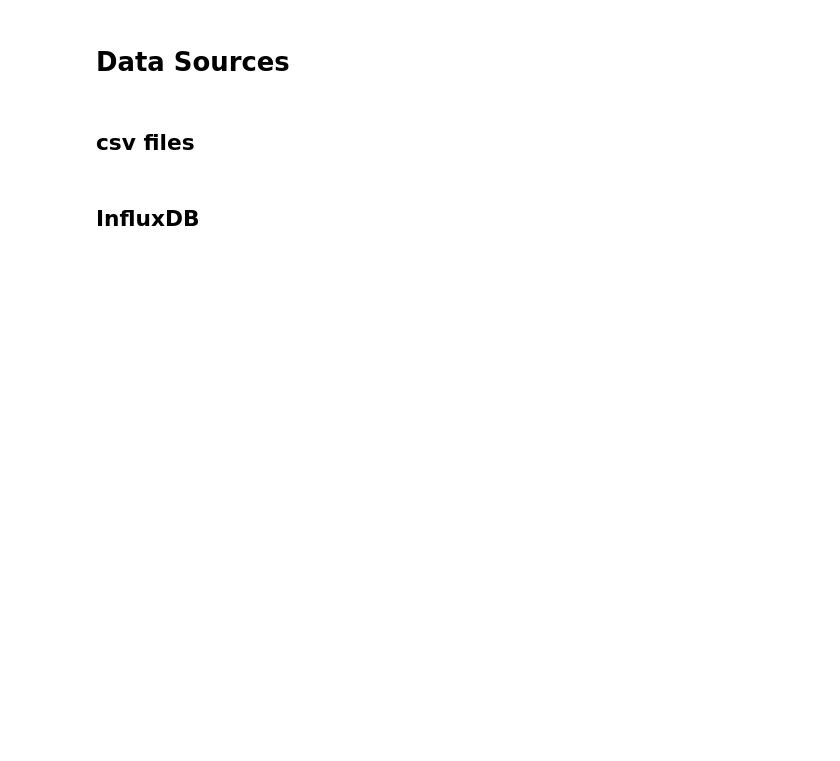
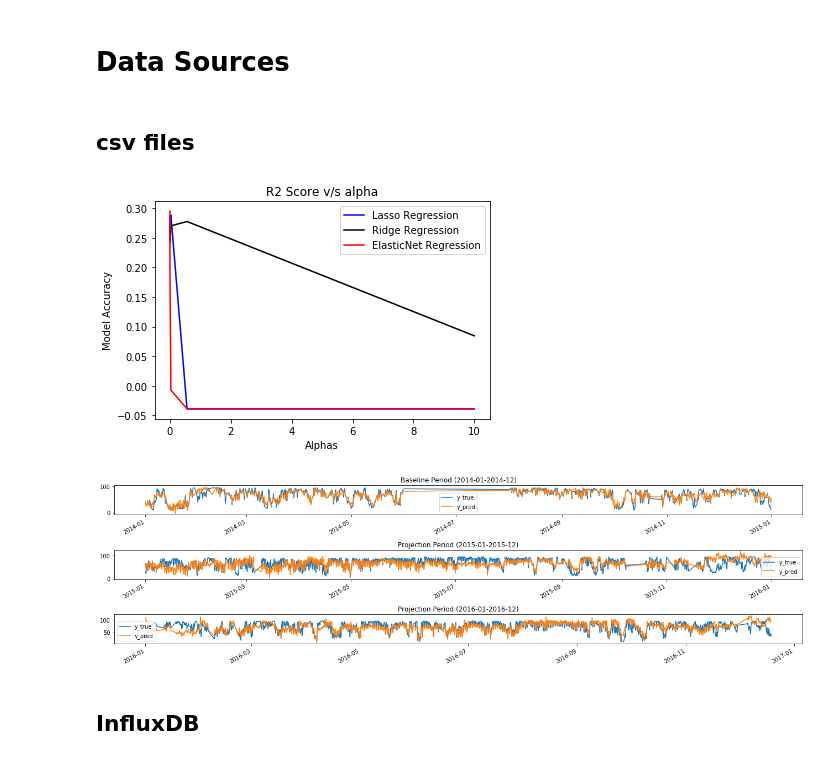
Before and after one commit to marcopritoni/BuildingEnergyAnalytics, a Jupyter notebook: BuildingEnergyAnalytics/Main.ipynb, the cells around one changed output. Drawn from its saved outputs; the diff is of its cells as text; code cells hidden in the pictures; blank space fills up the shorter version.

```diff
--- a/BuildingEnergyAnalytics/Main.ipynb
+++ b/BuildingEnergyAnalytics/Main.ipynb
@@ -17,26 +17,29 @@ from Influx_Dataframe_Client import Influx_Dataframe_Client
 # %%
-# def func(X, y):
-#     from sklearn.linear_model import LinearRegression
-#     from sklearn.model_selection import cross_val_score
-#     model = LinearRegression()
-#     model.fit(X, y)
-#     return model.predict(X)
+def func(X, y):
+    from sklearn.linear_model import LinearRegression
+    from sklearn.model_selection import cross_val_score
+    model = LinearRegression()
+    model.fit(X, y)
+    return model.predict(X)
 
-# main_obj = Wrapper()
-# imported_data = main_obj.import_data(folder_name='../../../../Desktop/LBNL/Data/', head_row=[5,5,0])
-# cleaned_data = main_obj.clean_data(imported_data, high_bound=9998,
-#                                 rename_col=['OAT','RelHum_Avg', 'CHW_Elec', 'Elec', 'Gas', 'HW_Heat'],
-#                                 drop_col='Elec')
+main_obj = Wrapper()
+imported_data = main_obj.import_data(folder_name='../../../../Desktop/LBNL/Data/', head_row=[5,5,0])
+cleaned_data = main_obj.clean_data(imported_data, high_bound=9998,
+                                rename_col=['OAT','RelHum_Avg', 'CHW_Elec', 'Elec', 'Gas', 'HW_Heat'],
+                                drop_col='Elec')
 
-# preprocessed_data = main_obj.preprocess_data(cleaned_data, week=True, tod=True, var_to_expand=['tod','week'])
-# # preprocessed_data.to_csv('preprocessed_data.csv')
+preprocessed_data = main_obj.preprocess_data(cleaned_data, week=True, tod=True, var_to_expand=['tod','week'])
+# preprocessed_data.to_csv('preprocessed_data.csv')
 
-# main_obj.model(preprocessed_data, dep_col='HW_Heat', alphas=np.logspace(-4,1,5), figsize=(18,5),
-#                time_period=["2014-01","2014-12", "2015-01","2015-12", "2016-01","2016-12"],
-#                cv=5,
-#                exclude_time_period=['2014-06', '2014-07'],
-#                custom_model_func=func)
-# main_obj.write_json()
+main_obj.model(preprocessed_data, dep_col='HW_Heat', alphas=np.logspace(-4,1,5), figsize=(18,5),
+               time_period=["2014-01","2014-12", "2015-01","2015-12", "2016-01","2016-12"],
+               cv=5,
+               exclude_time_period=['2014-06', '2014-07'],
+               custom_model_func=func)
+main_obj.write_json()
+# %% [output]
+[figure, added]
+[figure, added]
 # %% [markdown]
 ## InfluxDB
 # %%
```
Also changed, not shown: parts of 8 cells of this notebook, 3 other files.
